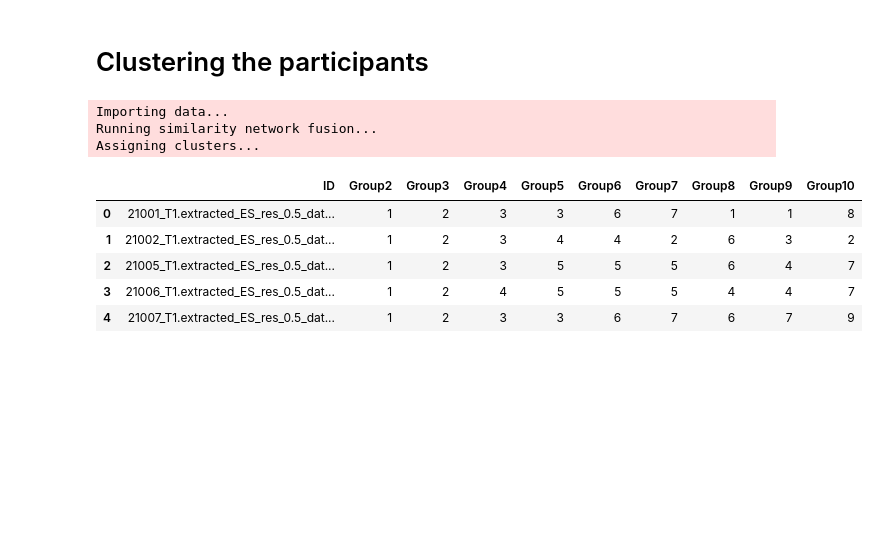
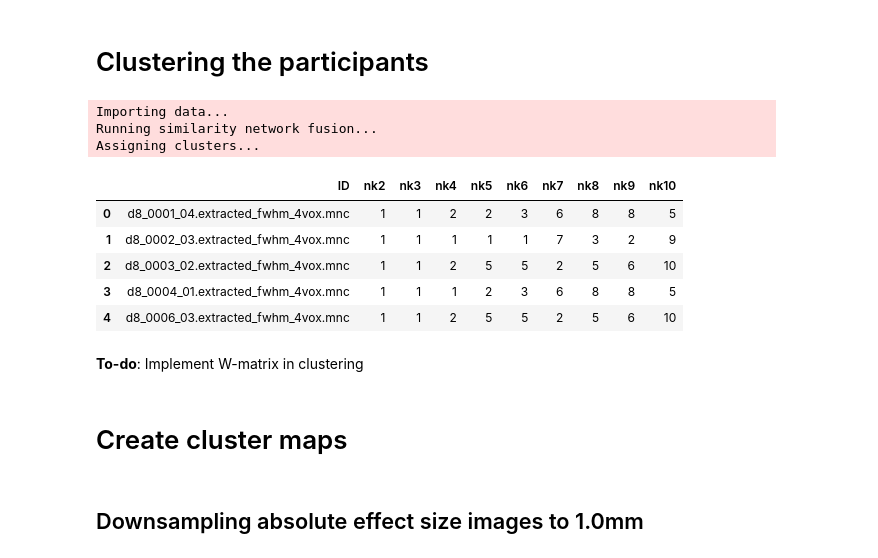
Before and after one commit to abeaucha/ClusteringAutism, a Jupyter notebook: pipeline_test.ipynb, the cells around one changed output. Drawn from its saved outputs; the diff is of its cells as text; code cells hidden in the pictures; blank space fills up the shorter version.

```diff
--- a/pipeline_test.ipynb
+++ b/pipeline_test.ipynb
@@ -257,30 +400,27 @@ df_es_rel.to_csv(es_rel_matrix_csv, index = False)
 # %%
-infiles = [es_abs_matrix_csv, es_rel_matrix_csv]
-nk_max = 10
-metric = 'correlation'
-K = 10
-sigma = 0.5
-t = 20
-outfile = ('data/human/clustering/human_clusters_nk_{}_metric_{}_K_{}_sigma_{}_t_{}_{}mm.csv'
-           .format(nk_max, metric, K, sigma, t, isostep))
+# df_clusters = processing.cluster_human_data(infiles = infiles,
+#                                             rownames = 'file',
+#                                             nk_max = nk_max,
+#                                             metric = metric,
+#                                             K = K,
+#                                             sigma = sigma,
+#                                             t = t,
+#                                             cluster_file = cluster_file)
 
-df_clusters = processing.cluster_human_data(infiles = infiles,
-                                            rownames = 'file',
-                                            nk_max = nk_max,
-                                            metric = metric,
-                                            K = K,
-                                            sigma = sigma,
-                                            t = t,
-                                            outfile = outfile)
-
-df_clusters.head()
+# df_clusters.head()
 # %% [output]
 Importing data...
 Running similarity network fusion...
 Assigning clusters...
-|  | ID | Group2 | Group3 | Group4 | Group5 | Group6 | Group7 | Group8 | Group9 | Group10 |
-| 0 | 21001_T1.extracted_ES_res_0.5_dat... | 1 | 2 | 3 | 3 | 6 | 7 | 1 | 1 | 8 |
-| 1 | 21002_T1.extracted_ES_res_0.5_dat... | 1 | 2 | 3 | 4 | 4 | 2 | 6 | 3 | 2 |
-| 2 | 21005_T1.extracted_ES_res_0.5_dat... | 1 | 2 | 3 | 5 | 5 | 5 | 6 | 4 | 7 |
-| 3 | 21006_T1.extracted_ES_res_0.5_dat... | 1 | 2 | 4 | 5 | 5 | 5 | 4 | 4 | 7 |
-| 4 | 21007_T1.extracted_ES_res_0.5_dat... | 1 | 2 | 3 | 3 | 6 | 7 | 6 | 7 | 9 |
+|  | ID | nk2 | nk3 | nk4 | nk5 | nk6 | nk7 | nk8 | nk9 | nk10 |
+| 0 | d8_0001_04.extracted_fwhm_4vox.mnc | 1 | 1 | 2 | 2 | 3 | 6 | 8 | 8 | 5 |
+| 1 | d8_0002_03.extracted_fwhm_4vox.mnc | 1 | 1 | 1 | 1 | 1 | 7 | 3 | 2 | 9 |
+| 2 | d8_0003_02.extracted_fwhm_4vox.mnc | 1 | 1 | 2 | 5 | 5 | 2 | 5 | 6 | 10 |
+| 3 | d8_0004_01.extracted_fwhm_4vox.mnc | 1 | 1 | 1 | 2 | 3 | 6 | 8 | 8 | 5 |
+| 4 | d8_0006_03.extracted_fwhm_4vox.mnc | 1 | 1 | 2 | 5 | 5 | 2 | 5 | 6 | 10 |
+# %% [markdown]
+**To-do**: Implement W-matrix in clustering
+# %% [markdown]
+# Create cluster maps
+# %% [markdown]
+## Downsampling absolute effect size images to 1.0mm
```
Also changed, not shown: parts of 42 cells of this notebook.
